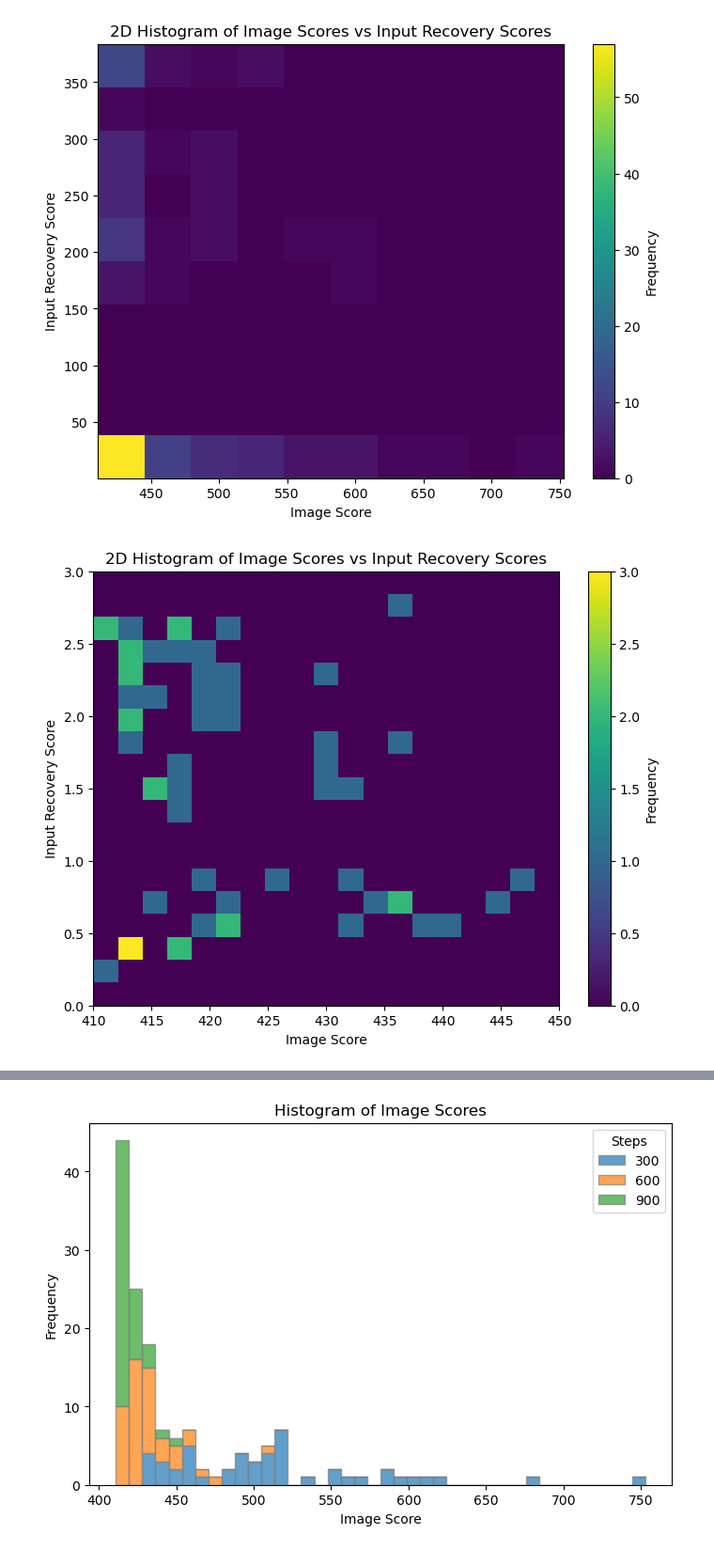
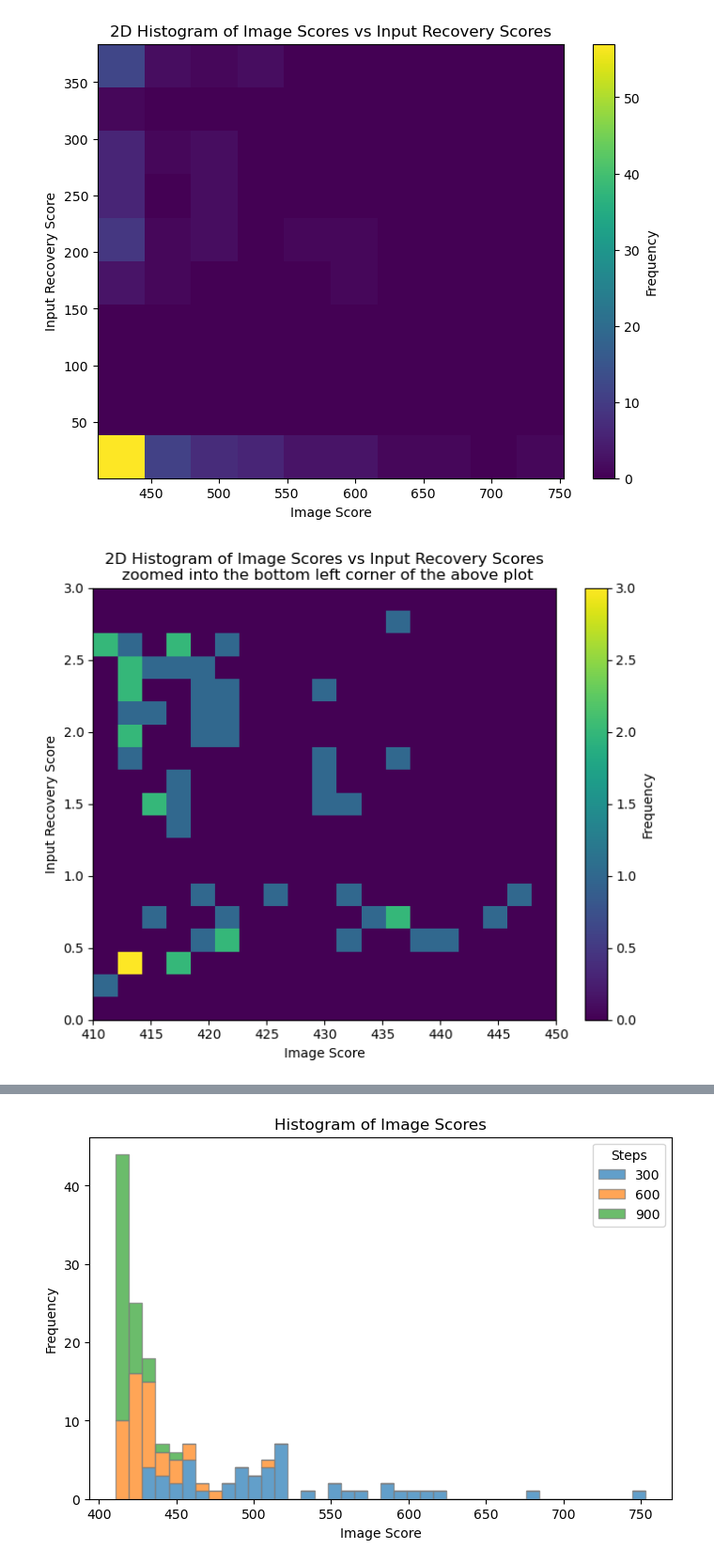
Before and after one commit to Minijanach/JAX_deprojection, a Jupyter notebook: SVI_notebooks/pqe/combine_tables.ipynb, the cells around one changed output, grey strips where cells are left out. Shown at 94% size. Saved outputs shown, nothing was run; the diff lists cells and outputs as text; code cells hidden in the pictures.

Commit message:
changed 2d histogram

```diff
--- a/SVI_notebooks/pqe/combine_tables.ipynb
+++ b/SVI_notebooks/pqe/combine_tables.ipynb
@@ -109,22 +109,22 @@ plt.show()
 # %%
 # Define bin ranges for x (img_score) and y (input_recovery_score)
 x_bins = np.linspace(410, 450, 20)  # 40 bins from 300 to 450
 y_bins = np.linspace(0, 3, 20)    # 40 bins from 0 to 50
 
 # 2D histogram for img_score and input_recovery_score
 plt.figure(figsize=(8, 6))
 plt.hist2d(
     combined_df['img_score'],
     combined_df['input_recovery_score'],
     bins=[x_bins, y_bins],  # Use the defined bin ranges
     cmap='viridis'          # Colormap for the 2D histogram
 )
 plt.colorbar(label='Frequency')
-plt.title('2D Histogram of Image Scores vs Input Recovery Scores')
+plt.title('2D Histogram of Image Scores vs Input Recovery Scores\n zoomed into the bottom left corner of the above plot')
 plt.xlabel('Image Score')
 plt.ylabel('Input Recovery Score')
 plt.xlim(410, 450)  # Set x-axis limits
 plt.ylim(0, 3)     # Set y-axis limits
 plt.show()
 # %% [output]
-[figure, old version]
+[figure, new version]
```
Also changed, not shown: parts of 3 cells of this notebook.
